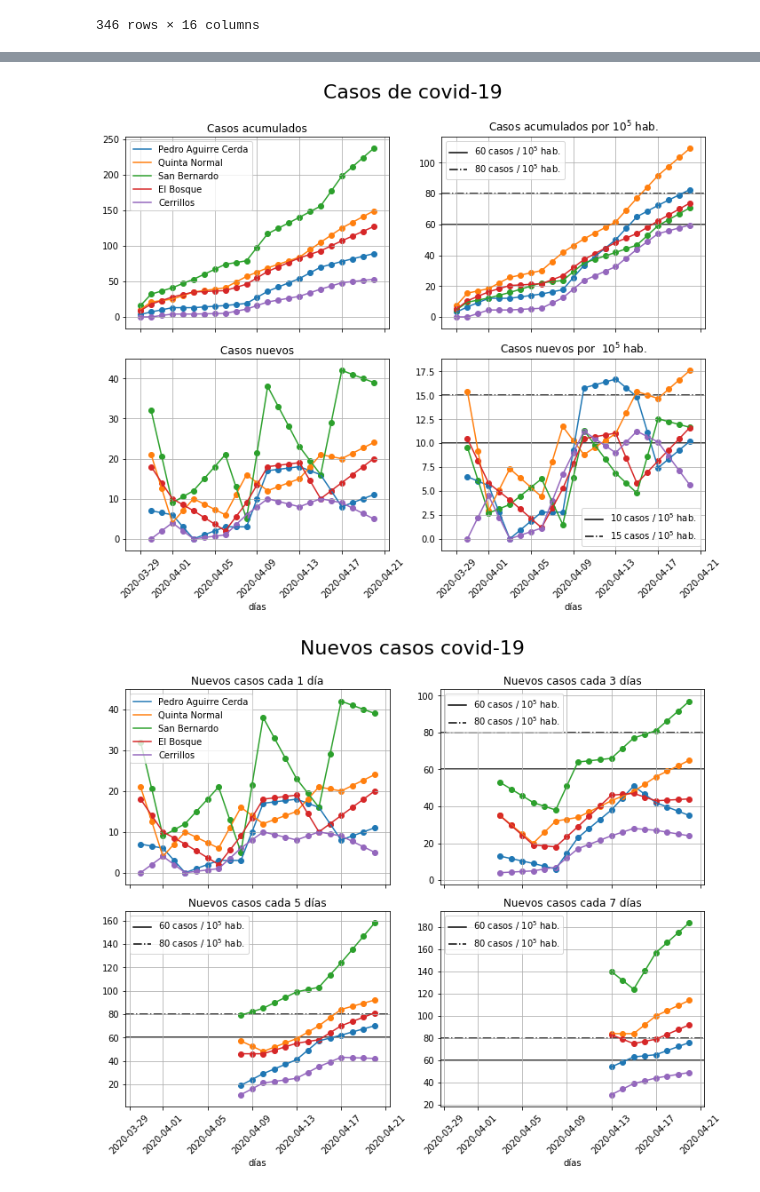
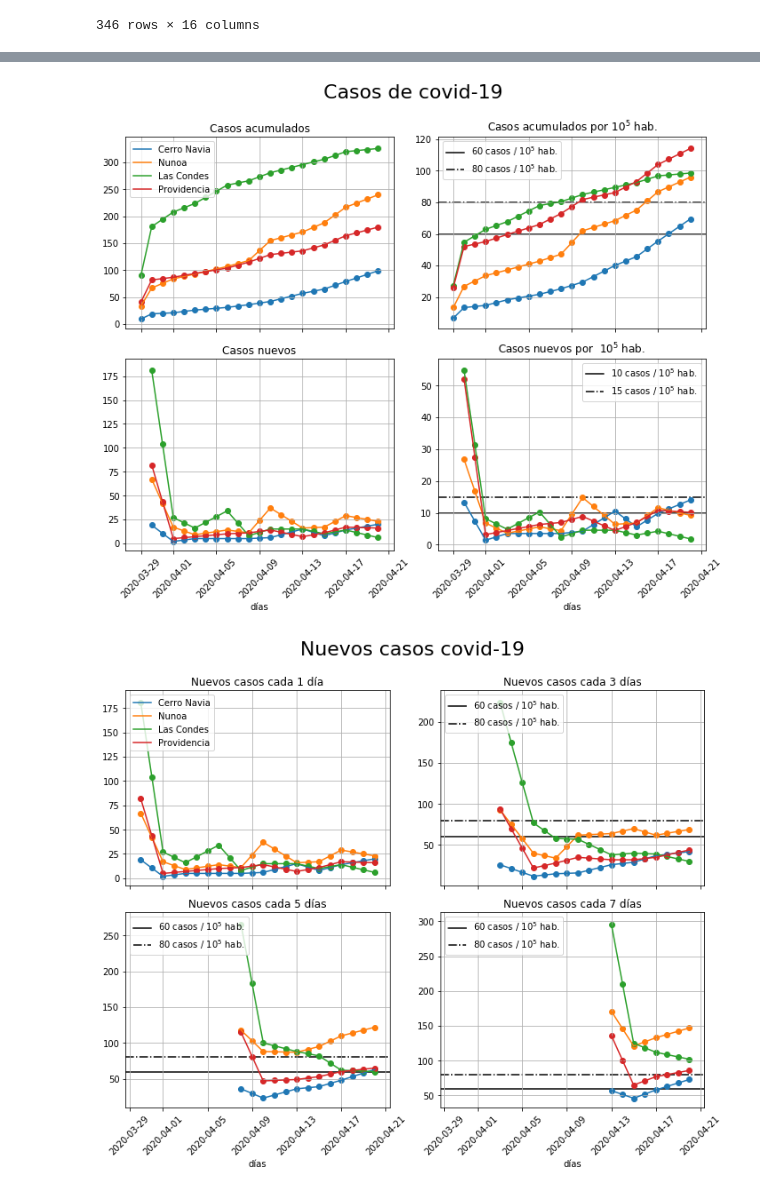
Before and after one commit to jprietob/covid-19, a Jupyter notebook: Covid-19 criterion.ipynb, the cells around one changed output, grey strips where cells are left out. Drawn from its saved outputs; the diff is of its cells as text; code cells hidden in the pictures.

```diff
--- a/Covid-19 criterion.ipynb
+++ b/Covid-19 criterion.ipynb
@@ -24,7 +24,7 @@ df
 | 345 | Magallanes | 12 | Torres del Paine | 12402 | 1021.0 | 0.0 | 0.0 | 0.0 | ... |
 346 rows × 16 columns
 # %%
-lst_cmn = ['Pedro Aguirre Cerda', 'Quinta Normal', 'San Bernardo', 'El Bosque', 'Cerrillos']
+lst_cmn = ['Cerro Navia', 'Nunoa', 'Las Condes', 'Providencia']
 dict_area = {'Pedro Aguirre Cerda':12.0,
              'Cerrillos':21.0,
              'Quinta Normal':10.0,
@@ -37,7 +37,8 @@ dict_area = {'Pedro Aguirre Cerda':12.0,
              'Alto Hospicio':20.0,
              'Arica':11.0,
              'El Bosque':14.1,
-             'San Bernardo':39.5}
+             'San Bernardo':39.5,
+             'Cerro Navia':11.1}
 lst_df = []
 ncmn = len(lst_cmn)
 
@@ -255,38 +237,38 @@ axs[1,0].set_title(title)
 axs[1,0].set_xlabel(xlabel, fontsize = 10)
 axs[1,0].tick_params('x', labelrotation=45, labelsize=10)
 if log_scale:
     axs[1,0].set_yscale('log')
 axs[1,0].grid()
 
 column = 'new_cases_per_100th'
 title = 'Casos nuevos por  $10^5$ hab.'
 xlabel = 'días'
 loc_leg = 'best'
 log_scale = False
 lst_y = []
 x_tim = lst_ts[0].index[1:]
 for ind in range(ncmn):
     lst_y.append(lst_ts[ind][column].values[1:])
 for ind in range(ncmn):
     axs[1,1].plot(x_tim, lst_y[ind])
     axs[1,1].scatter(x_tim, lst_y[ind])
 axs[1,1].axhline(y=10, c="k", linestyle='-', zorder=0, label='10 casos / $10^5$ hab.')
 axs[1,1].axhline(y=15, c="k", linestyle='-.', zorder=0, label='15 casos / $10^5$ hab.')
 axs[1,1].legend(loc=loc_leg)
 axs[1,1].set_title(title)
 axs[1,1].set_xlabel(xlabel, fontsize = 10)
 axs[1,1].tick_params('x', labelrotation=45, labelsize=10)
 if log_scale:
     axs[1,1].set_yscale('log')
 axs[1,1].grid()
 
 fig.tight_layout()
-#image_name = 'Covid19ChileUCIDeadsCumRatio.jpg'
-#folder_path = r'C:\Users\HN566KT\Downloads'
-#image_path = os.path.join(folder_path, image_name)
-#plt.savefig(image_path)
+image_name = 'Covid19ChileUCIDeadsCumRatio.jpg'
+folder_path = r'C:\Users\HN566KT\Downloads'
+image_path = os.path.join(folder_path, image_name)
+plt.savefig(image_path)
 # %% [output]
-[figure, old version]
+[figure, new version]
 # %%
 fig, axs = plt.subplots(2, 2, sharex=True, figsize=(10,8))
 fig.suptitle('Nuevos casos covid-19',  y=1.05, fontsize = 22)
@@ -378,7 +360,7 @@ fig.tight_layout()
 #image_path = os.path.join(folder_path, image_name)
 #plt.savefig(image_path)
 # %% [output]
-[figure, old version]
+[figure, new version]
 # %%
 fig, axs = plt.subplots(2, 2, sharex=True, figsize=(10,8))
 fig.suptitle('Nuevos casos covid-19 por 100.000 hab.',  y=1.05, fontsize = 22)
```
Also changed, not shown: parts of 5 cells of this notebook, 6 other files.
